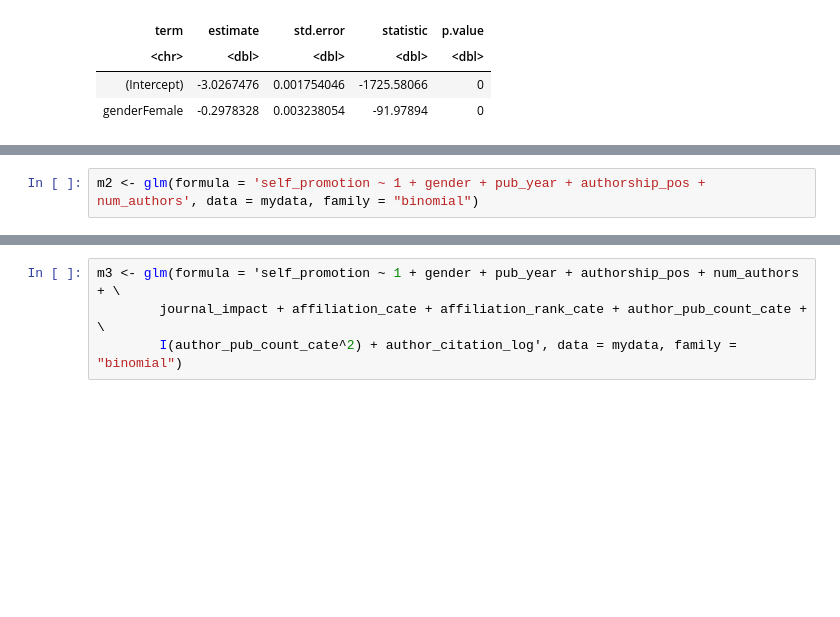
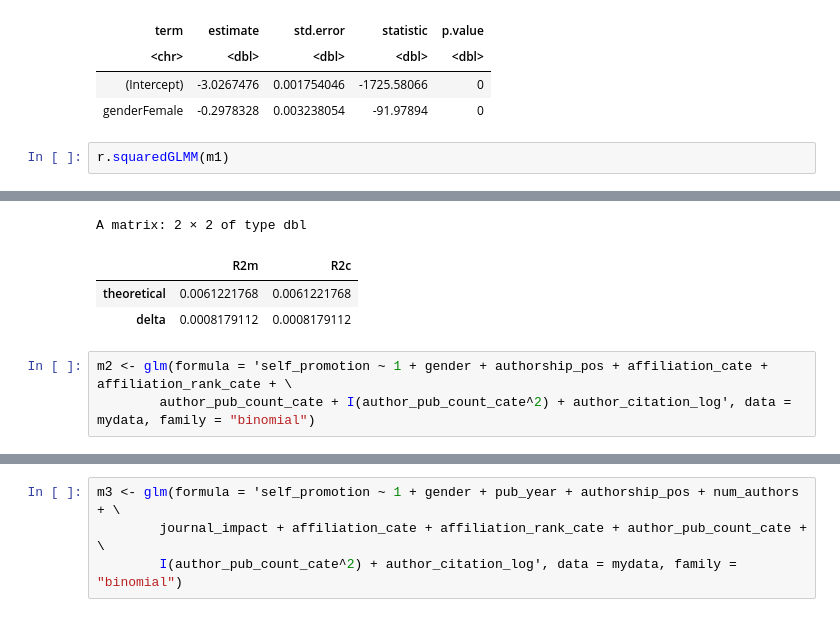
Before and after one commit to haoopeng/gender_promotion, a Jupyter notebook: R_code_reg_disparity_rate_F_M_all_years.ipynb, the cells around one changed output, grey strips where cells are left out. Drawn from its saved outputs; the diff is of its cells as text; blank space fills up the shorter version.

```diff
--- a/R_code_reg_disparity_rate_F_M_all_years.ipynb
+++ b/R_code_reg_disparity_rate_F_M_all_years.ipynb
@@ -154,3 +154,6 @@ A tibble: 2 × 5
 | <chr> | <dbl> | <dbl> | <dbl> | <dbl> |
 | (Intercept) | -3.0267476 | 0.001754046 | -1725.58066 | 0 |
 | genderFemale | -0.2978328 | 0.003238054 | -91.97894 | 0 |
+# %%
+r.squaredGLMM(m1)
+# %% [output]
@@ -157,2 +164,7 @@ A tibble: 2 × 5
+A matrix: 2 × 2 of type dbl
+|  | R2m | R2c |
+| theoretical | 0.0061221768 | 0.0061221768 |
+| delta | 0.0008179112 | 0.0008179112 |
 # %%
-m2 <- glm(formula = 'self_promotion ~ 1 + gender + pub_year + authorship_pos + num_authors', data = mydata, family = "binomial")
+m2 <- glm(formula = 'self_promotion ~ 1 + gender + authorship_pos + affiliation_cate + affiliation_rank_cate + \
+        author_pub_count_cate + I(author_pub_count_cate^2) + author_citation_log', data = mydata, family = "binomial")
```
Also changed, not shown: parts of 7 cells of this notebook.
